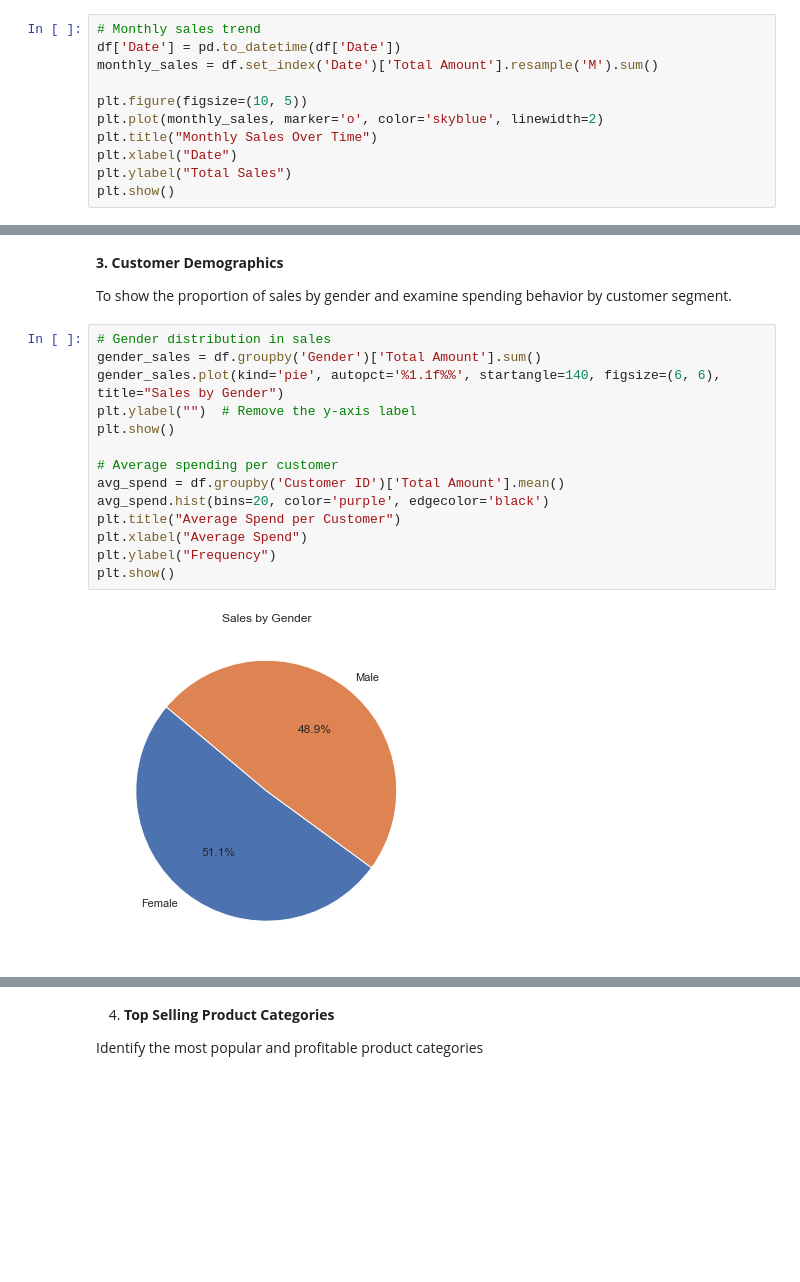
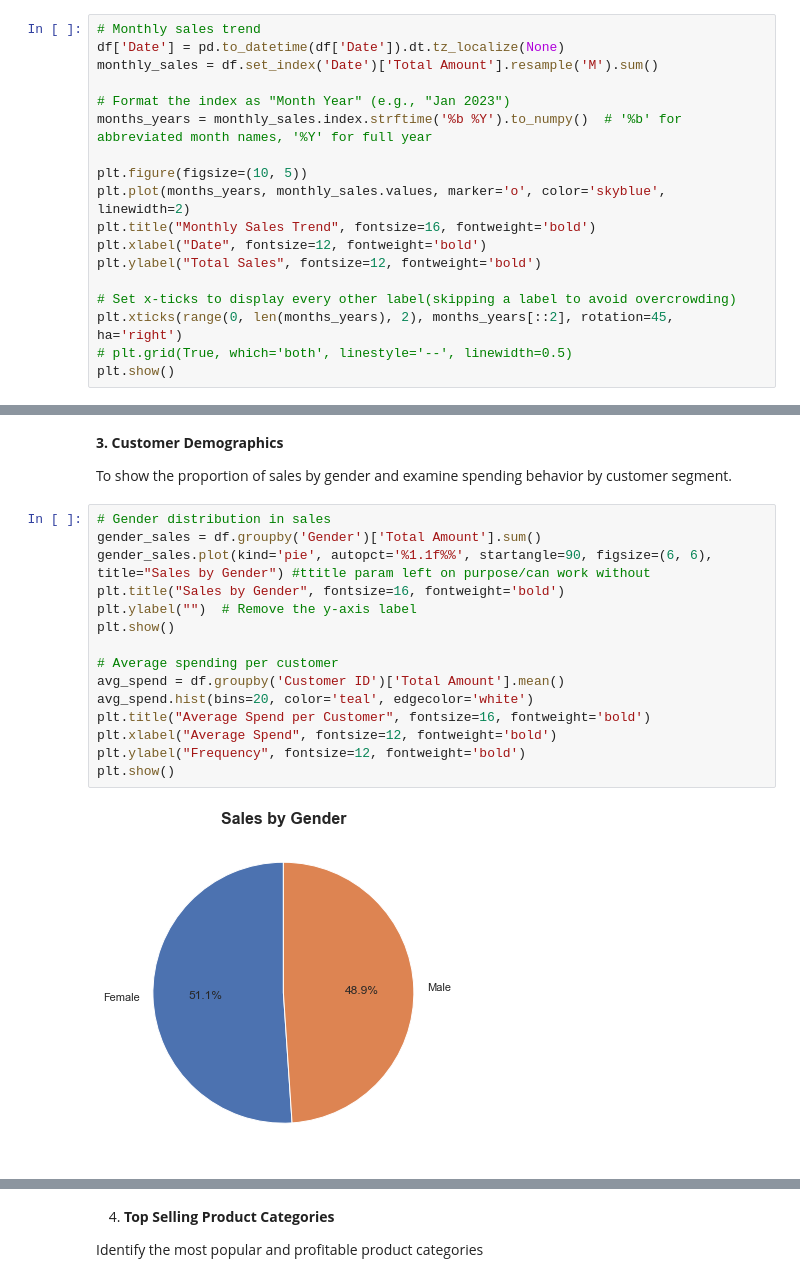
Before and after one commit to mandele1999/retail_sales_analytics, a Jupyter notebook: 03_data_analysis.ipynb, the cells around one changed output, grey strips where cells are left out. Cells and saved outputs as stored; diff of their text form; blank space fills up the shorter version.

```diff
--- a/03_data_analysis.ipynb
+++ b/03_data_analysis.ipynb
@@ -116,13 +121,20 @@ plt.show()
 To visualize trends in sales and transaction frequency, identify seasonal patterns, and detect any peaks or dips.
 # %%
 # Monthly sales trend
-df['Date'] = pd.to_datetime(df['Date'])
+df['Date'] = pd.to_datetime(df['Date']).dt.tz_localize(None)
 monthly_sales = df.set_index('Date')['Total Amount'].resample('M').sum()
 
+# Format the index as "Month Year" (e.g., "Jan 2023")
+months_years = monthly_sales.index.strftime('%b %Y').to_numpy()  # '%b' for abbreviated month names, '%Y' for full year
+
 plt.figure(figsize=(10, 5))
-plt.plot(monthly_sales, marker='o', color='skyblue', linewidth=2)
-plt.title("Monthly Sales Over Time")
-plt.xlabel("Date")
-plt.ylabel("Total Sales")
+plt.plot(months_years, monthly_sales.values, marker='o', color='skyblue', linewidth=2)
+plt.title("Monthly Sales Trend", fontsize=16, fontweight='bold')
+plt.xlabel("Date", fontsize=12, fontweight='bold')
+plt.ylabel("Total Sales", fontsize=12, fontweight='bold')
+
+# Set x-ticks to display every other label(skipping a label to avoid overcrowding)
+plt.xticks(range(0, len(months_years), 2), months_years[::2], rotation=45, ha='right')
+# plt.grid(True, which='both', linestyle='--', linewidth=0.5)
 plt.show()
 # %% [output]
@@ -171,16 +183,17 @@ To show the proportion of sales by gender and examine spending behavior by custo
 # %%
 # Gender distribution in sales
 gender_sales = df.groupby('Gender')['Total Amount'].sum()
-gender_sales.plot(kind='pie', autopct='%1.1f%%', startangle=140, figsize=(6, 6), title="Sales by Gender")
+gender_sales.plot(kind='pie', autopct='%1.1f%%', startangle=90, figsize=(6, 6), title="Sales by Gender") #ttitle param left on purpose/can work without
+plt.title("Sales by Gender", fontsize=16, fontweight='bold')
 plt.ylabel("")  # Remove the y-axis label
 plt.show()
 
 # Average spending per customer
 avg_spend = df.groupby('Customer ID')['Total Amount'].mean()
-avg_spend.hist(bins=20, color='purple', edgecolor='black')
-plt.title("Average Spend per Customer")
-plt.xlabel("Average Spend")
-plt.ylabel("Frequency")
+avg_spend.hist(bins=20, color='teal', edgecolor='white')
+plt.title("Average Spend per Customer", fontsize=16, fontweight='bold')
+plt.xlabel("Average Spend", fontsize=12, fontweight='bold')
+plt.ylabel("Frequency", fontsize=12, fontweight='bold')
 plt.show()
 # %% [output]
-[figure, old version]
+[figure, new version]
```
Also changed, not shown: parts of 7 cells of this notebook.
